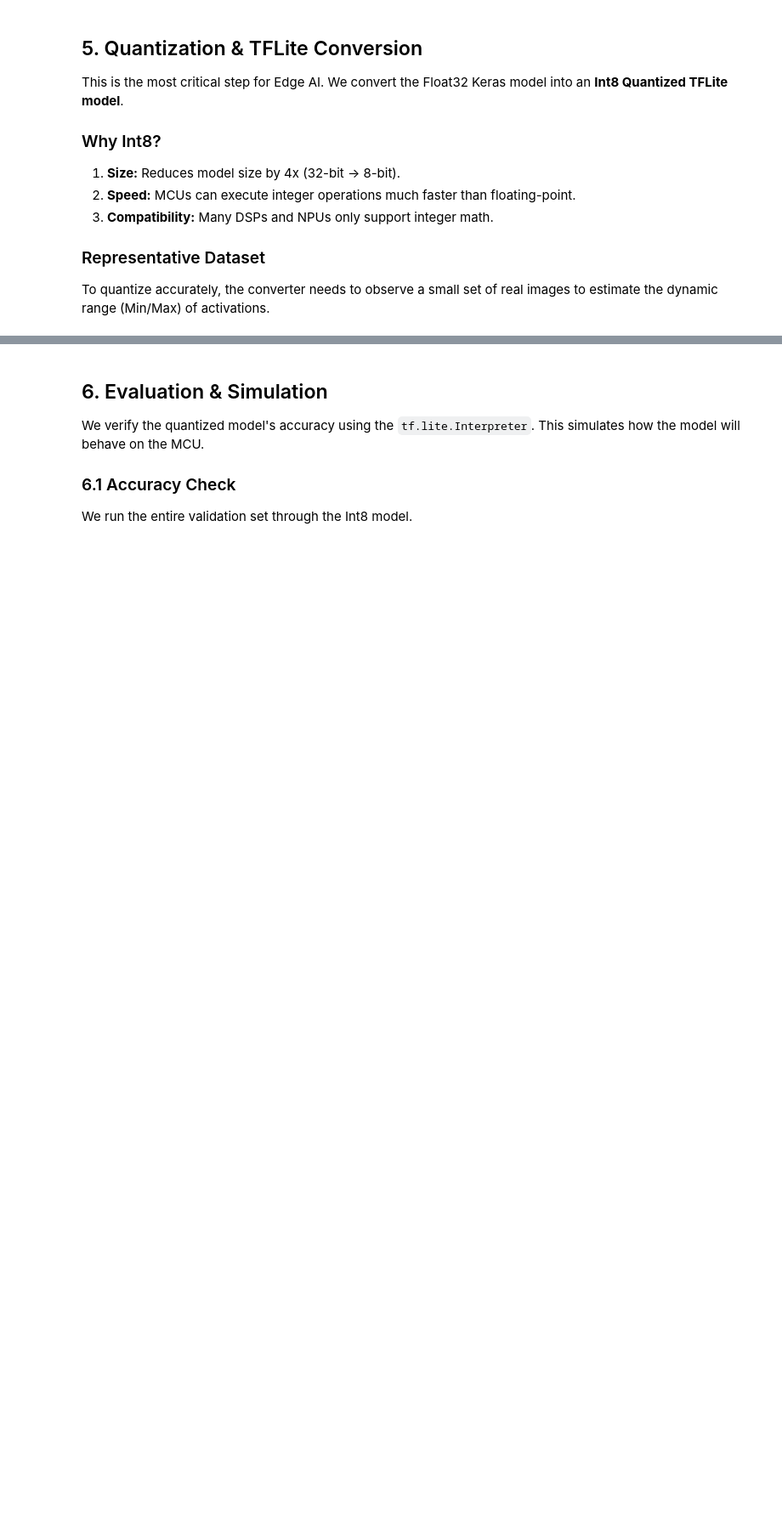
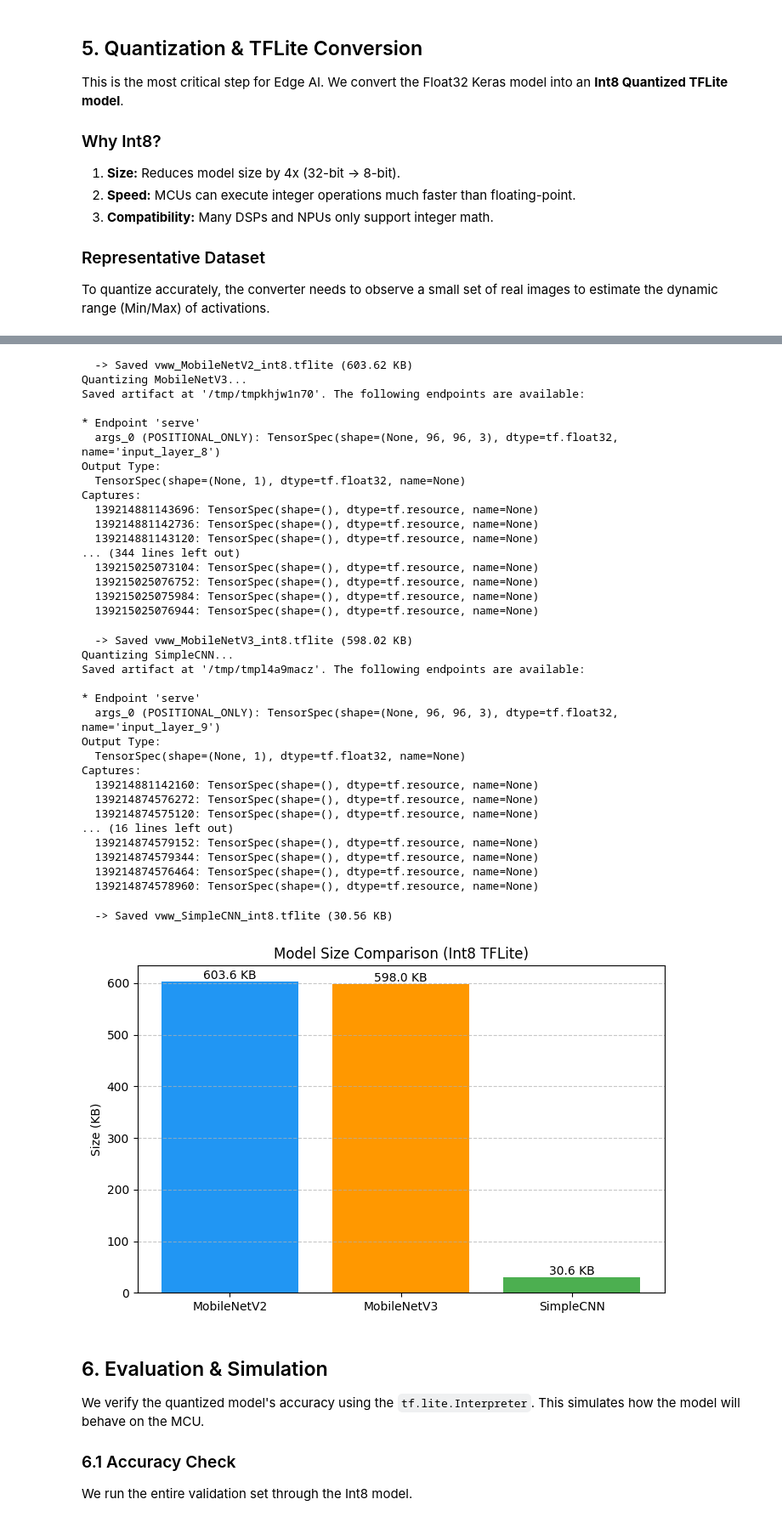
Before and after one commit to RockDeng110/Visual-Wake-Words-Project, a Jupyter notebook: vww_complete_project.ipynb, the cells around one changed output, grey strips where cells are left out. Shown at 85% size. Cells and saved outputs as stored; diff of their text form; code cells hidden in the pictures; blank space fills up the shorter version.

```diff
--- a/vww_complete_project.ipynb
+++ b/vww_complete_project.ipynb
@@ -482,6 +655,24 @@ for name, data in histories.items():
         'size_kb': size_kb
     }
     print(f"  -> Saved {tflite_filename} ({size_kb:.2f} KB)")
+
+# --- Visual Comparison of Model Sizes ---
+names = list(quantized_models.keys())
+sizes = [quantized_models[n]['size_kb'] for n in names]
+
+plt.figure(figsize=(8, 5))
+bars = plt.bar(names, sizes, color=['#2196F3', '#FF9800', '#4CAF50'])
+plt.title('Model Size Comparison (Int8 TFLite)')
+plt.ylabel('Size (KB)')
+plt.grid(axis='y', linestyle='--', alpha=0.7)
+
+# Add labels
+for bar in bars:
+    height = bar.get_height()
+    plt.text(bar.get_x() + bar.get_width()/2., height,
+             f'{height:.1f} KB',
+             ha='center', va='bottom')
+plt.show()
 # %% [output]
 Starting Quantization...
 Quantizing MobileNetV2...
@@ -538,3 +847,39 @@ Captures:
+  -> Saved vww_MobileNetV2_int8.tflite (603.62 KB)
+Quantizing MobileNetV3...
+Saved artifact at '/tmp/tmpkhjw1n70'. The following endpoints are available:
+
+* Endpoint 'serve'
+  args_0 (POSITIONAL_ONLY): TensorSpec(shape=(None, 96, 96, 3), dtype=tf.float32, name='input_layer_8')
+Output Type:
+  TensorSpec(shape=(None, 1), dtype=tf.float32, name=None)
+Captures:
+  139214881143696: TensorSpec(shape=(), dtype=tf.resource, name=None)
+  139214881142736: TensorSpec(shape=(), dtype=tf.resource, name=None)
+  139214881143120: TensorSpec(shape=(), dtype=tf.resource, name=None)
+... (344 lines left out)
+  139215025073104: TensorSpec(shape=(), dtype=tf.resource, name=None)
+  139215025076752: TensorSpec(shape=(), dtype=tf.resource, name=None)
+  139215025075984: TensorSpec(shape=(), dtype=tf.resource, name=None)
+  139215025076944: TensorSpec(shape=(), dtype=tf.resource, name=None)
+  -> Saved vww_MobileNetV3_int8.tflite (598.02 KB)
+Quantizing SimpleCNN...
+Saved artifact at '/tmp/tmpl4a9macz'. The following endpoints are available:
+
+* Endpoint 'serve'
+  args_0 (POSITIONAL_ONLY): TensorSpec(shape=(None, 96, 96, 3), dtype=tf.float32, name='input_layer_9')
+Output Type:
+  TensorSpec(shape=(None, 1), dtype=tf.float32, name=None)
+Captures:
+  139214881142160: TensorSpec(shape=(), dtype=tf.resource, name=None)
+  139214874576272: TensorSpec(shape=(), dtype=tf.resource, name=None)
+  139214874575120: TensorSpec(shape=(), dtype=tf.resource, name=None)
+... (16 lines left out)
+  139214874579152: TensorSpec(shape=(), dtype=tf.resource, name=None)
+  139214874579344: TensorSpec(shape=(), dtype=tf.resource, name=None)
+  139214874576464: TensorSpec(shape=(), dtype=tf.resource, name=None)
+  139214874578960: TensorSpec(shape=(), dtype=tf.resource, name=None)
+  -> Saved vww_SimpleCNN_int8.tflite (30.56 KB)
+[figure, added]
 # %% [markdown]
 ## 6. Evaluation & Simulation
 We verify the quantized model's accuracy using the `tf.lite.Interpreter`. This simulates how the model will behave on the MCU.
```
Also changed, not shown: parts of 18 cells of this notebook, 2 other files.
